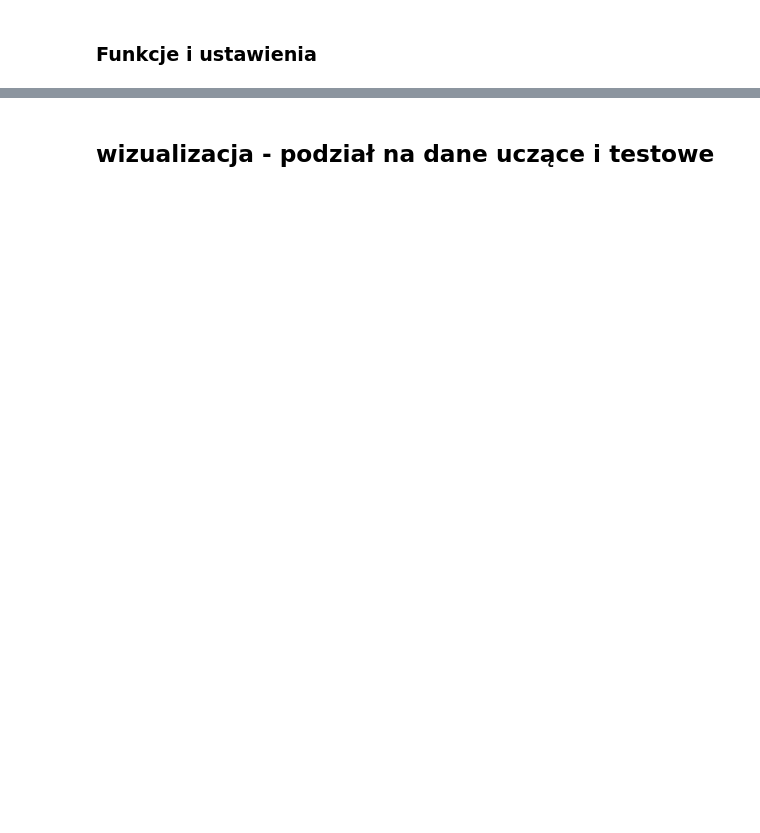
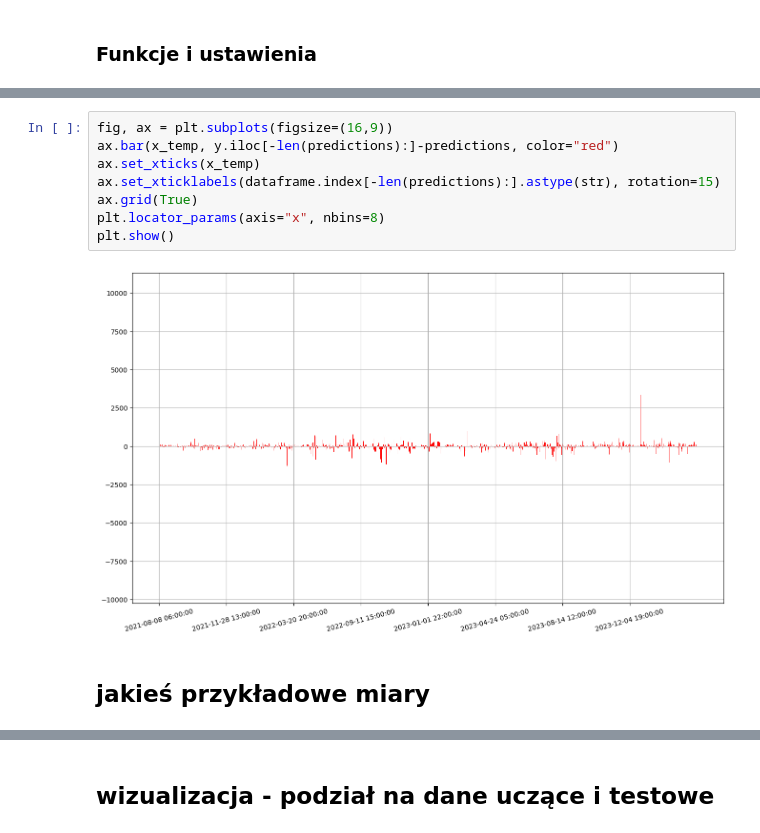
Before and after one commit to szym98/WSB_ML_crypto_model, a Jupyter notebook: Main_CryptoML.ipynb, the cells around one changed output, grey strips where cells are left out. Drawn from its saved outputs; the diff is of its cells as text; blank space fills up the shorter version.

```diff
--- a/Main_CryptoML.ipynb
+++ b/Main_CryptoML.ipynb
@@ -103,0 +100,12 @@ Data for BTC/USDT after dropping NaN values:
+# %%
+fig, ax = plt.subplots(figsize=(16,9))
+ax.bar(x_temp, y.iloc[-len(predictions):]-predictions, color="red")
+ax.set_xticks(x_temp)
+ax.set_xticklabels(dataframe.index[-len(predictions):].astype(str), rotation=15)
+ax.grid(True)
+plt.locator_params(axis="x", nbins=8)
+plt.show()
+# %% [output]
+[figure, added]
+# %% [markdown]
+## jakieś przykładowe miary
```
Also changed, not shown: parts of 10 cells of this notebook.
